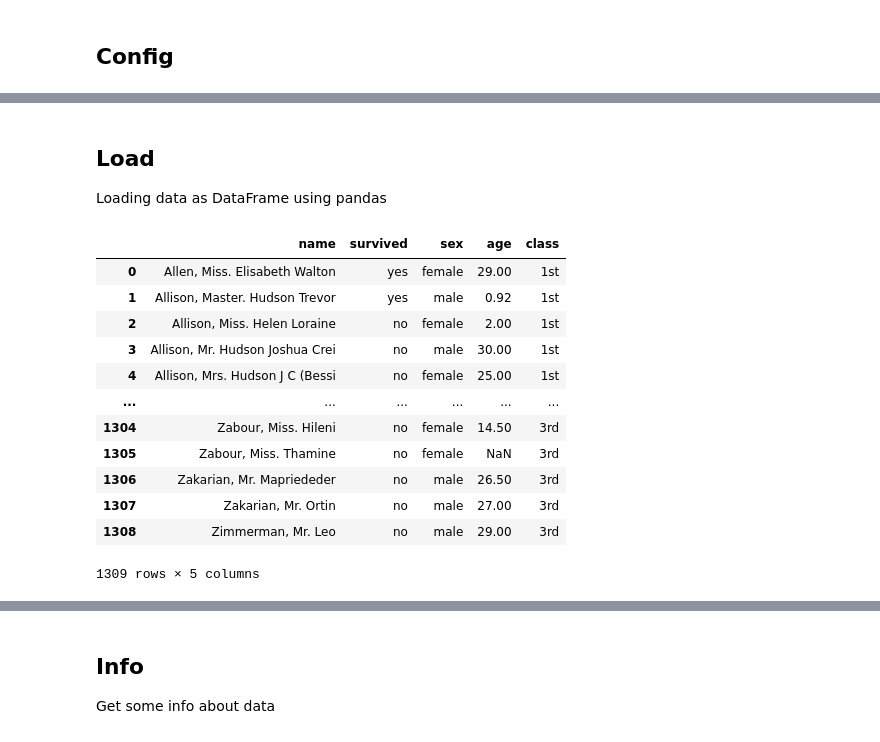
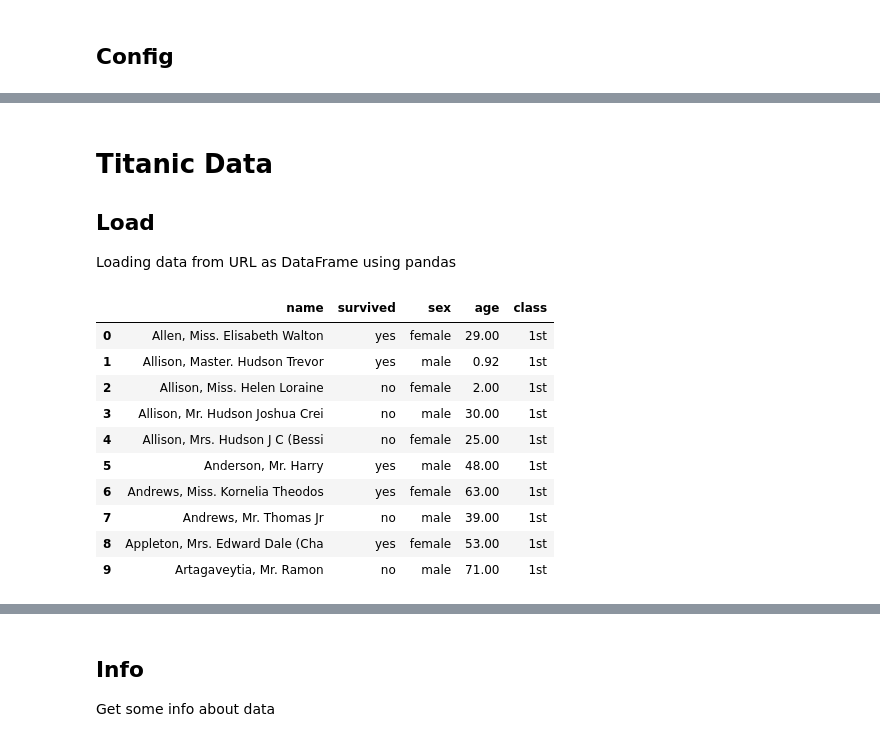
Before and after one commit to FreeLike76/AppliedMachineLearning, a Jupyter notebook: Lab2BasicDataAnalysis/main.ipynb, the cells around one changed output, grey strips where cells are left out. Drawn from its saved outputs; the diff is of its cells as text; code cells hidden in the pictures.

```diff
--- a/Lab2BasicDataAnalysis/main.ipynb
+++ b/Lab2BasicDataAnalysis/main.ipynb
@@ -21,24 +267,24 @@ pd.options.display.float_format ="{:,.2f}".format
 # %% [markdown]
+# Titanic Data
 ## Load
-Loading data as DataFrame using pandas
+Loading data from URL as DataFrame using pandas
 # %%
-df = pd.read_csv("../Data/TitanicSurvival.csv")
+df = pd.read_csv("https://vincentarelbundock.github.io/Rdatasets/csv/carData/TitanicSurvival.csv")
 df.rename(columns={
     "Unnamed: 0": "name",
     "passengerClass": "class"
     }, inplace=True)
-df
+
+df.head(10)
 # %% [output]
 |  | name | survived | sex | age | class |
 | 0 | Allen, Miss. Elisabeth Walton | yes | female | 29.00 | 1st |
 | 1 | Allison, Master. Hudson Trevor | yes | male | 0.92 | 1st |
 | 2 | Allison, Miss. Helen Loraine | no | female | 2.00 | 1st |
 | 3 | Allison, Mr. Hudson Joshua Crei | no | male | 30.00 | 1st |
 | 4 | Allison, Mrs. Hudson J C (Bessi | no | female | 25.00 | 1st |
-| ... | ... | ... | ... | ... | ... |
-| 1304 | Zabour, Miss. Hileni | no | female | 14.50 | 3rd |
-| 1305 | Zabour, Miss. Thamine | no | female | NaN | 3rd |
-| 1306 | Zakarian, Mr. Mapriededer | no | male | 26.50 | 3rd |
-| 1307 | Zakarian, Mr. Ortin | no | male | 27.00 | 3rd |
-| 1308 | Zimmerman, Mr. Leo | no | male | 29.00 | 3rd |
+| 5 | Anderson, Mr. Harry | yes | male | 48.00 | 1st |
+| 6 | Andrews, Miss. Kornelia Theodos | yes | female | 63.00 | 1st |
+| 7 | Andrews, Mr. Thomas Jr | no | male | 39.00 | 1st |
+| 8 | Appleton, Mrs. Edward Dale (Cha | yes | female | 53.00 | 1st |
+| 9 | Artagaveytia, Mr. Ramon | no | male | 71.00 | 1st |
-1309 rows × 5 columns
```
Also changed, not shown: parts of 39 cells of this notebook.
